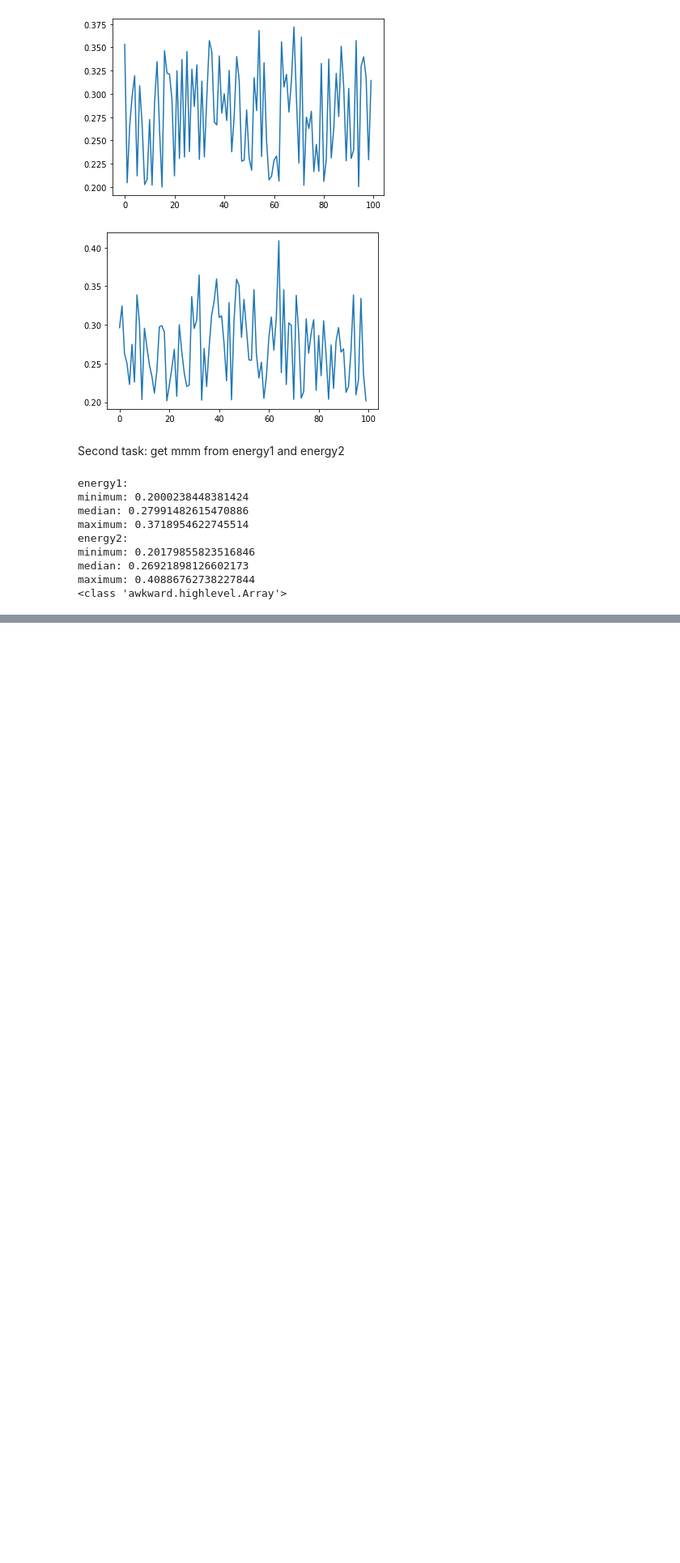
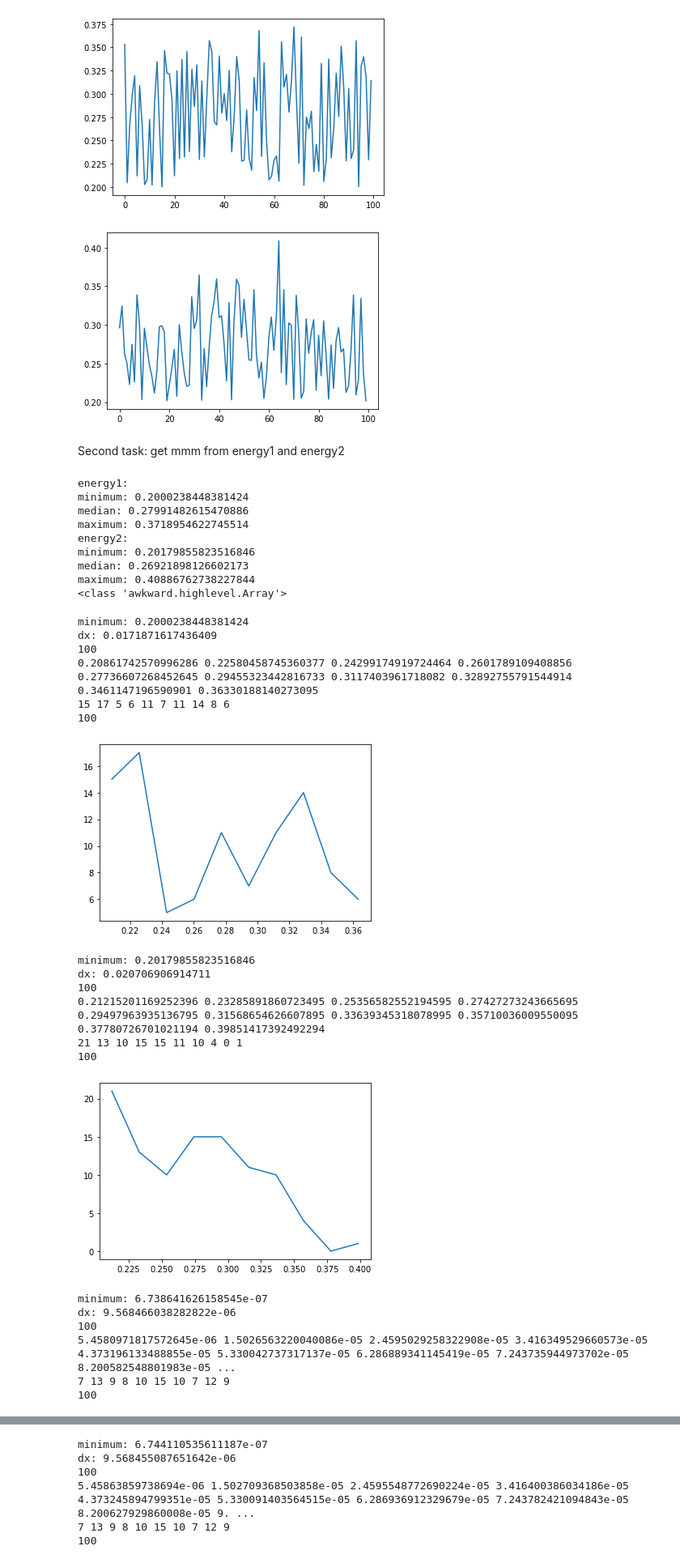
Before and after one commit to Hiperon/rootRes1, a Jupyter notebook: root_data.ipynb, the cells around one changed output, grey strips where cells are left out. Shown at 81% size. Saved outputs shown, nothing was run; the diff lists cells and outputs as text; code cells hidden in the pictures; blank space fills up the shorter version.

```diff
--- a/root_data.ipynb
+++ b/root_data.ipynb
@@ -48,3 +48,29 @@ minimum: 0.20179855823516846
 median: 0.26921898126602173
 maximum: 0.40886762738227844
 <class 'awkward.highlevel.Array'>
+# %%
+vis.distribution_arr(energy1_arr)
+vis.distribution_arr(energy2_arr)
+vis.distribution_arr(time1_arr)
+vis.distribution_arr(time2_arr)
+# %% [output]
+minimum: 0.2000238448381424
+dx: 0.0171871617436409
+100
+0.20861742570996286 0.22580458745360377 0.24299174919724464 0.2601789109408856 0.27736607268452645 0.29455323442816733 0.3117403961718082 0.32892755791544914 0.3461147196590901 0.36330188140273095
+15 17 5 6 11 7 11 14 8 6
+100
+[figure, added]
+minimum: 0.20179855823516846
+dx: 0.020706906914711
+100
+0.21215201169252396 0.23285891860723495 0.25356582552194595 0.27427273243665695 0.29497963935136795 0.31568654626607895 0.33639345318078995 0.35710036009550095 0.37780726701021194 0.39851417392492294
+21 13 10 15 15 11 10 4 0 1
+100
+[figure, added]
+minimum: 6.738641626158545e-07
+dx: 9.568466038282822e-06
+100
+5.4580971817572645e-06 1.5026563220040086e-05 2.4595029258322908e-05 3.416349529660573e-05 4.373196133488855e-05 5.330042737317137e-05 6.286889341145419e-05 7.243735944973702e-05 8.200582548801983e-05 ...
+7 13 9 8 10 15 10 7 12 9
+100
@@ -50,0 +78,6 @@ maximum: 0.40886762738227844
+minimum: 6.744110535611187e-07
+dx: 9.568455087651642e-06
+100
+5.45863859738694e-06 1.502709368503858e-05 2.4595548772690224e-05 3.416400386034186e-05 4.373245894799351e-05 5.330091403564515e-05 6.286936912329679e-05 7.243782421094843e-05 8.200627929860008e-05 9. ...
+7 13 9 8 10 15 10 7 12 9
+100
```
Also changed, not shown: parts of 1 cell of this notebook, 2 other files.
